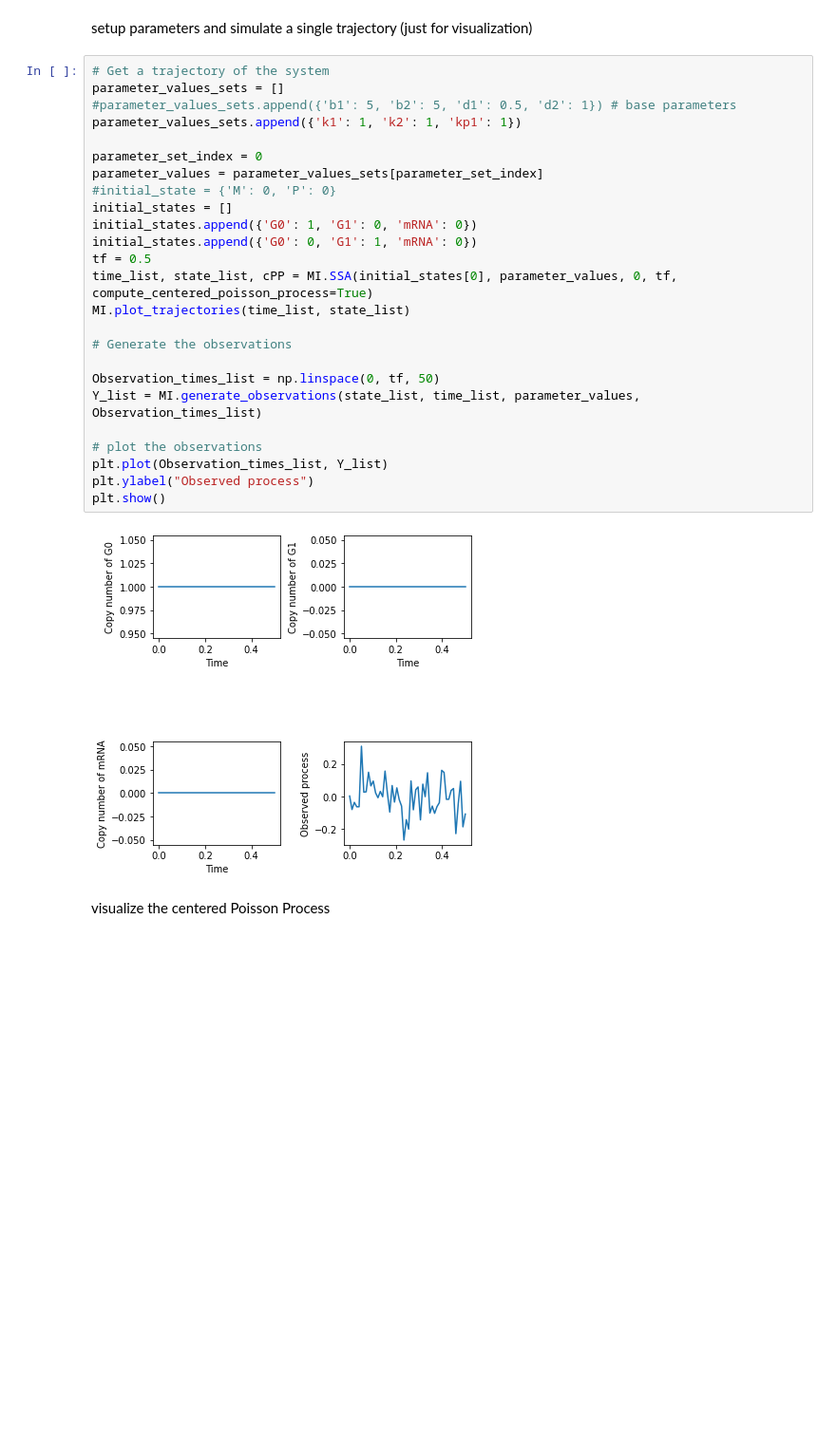
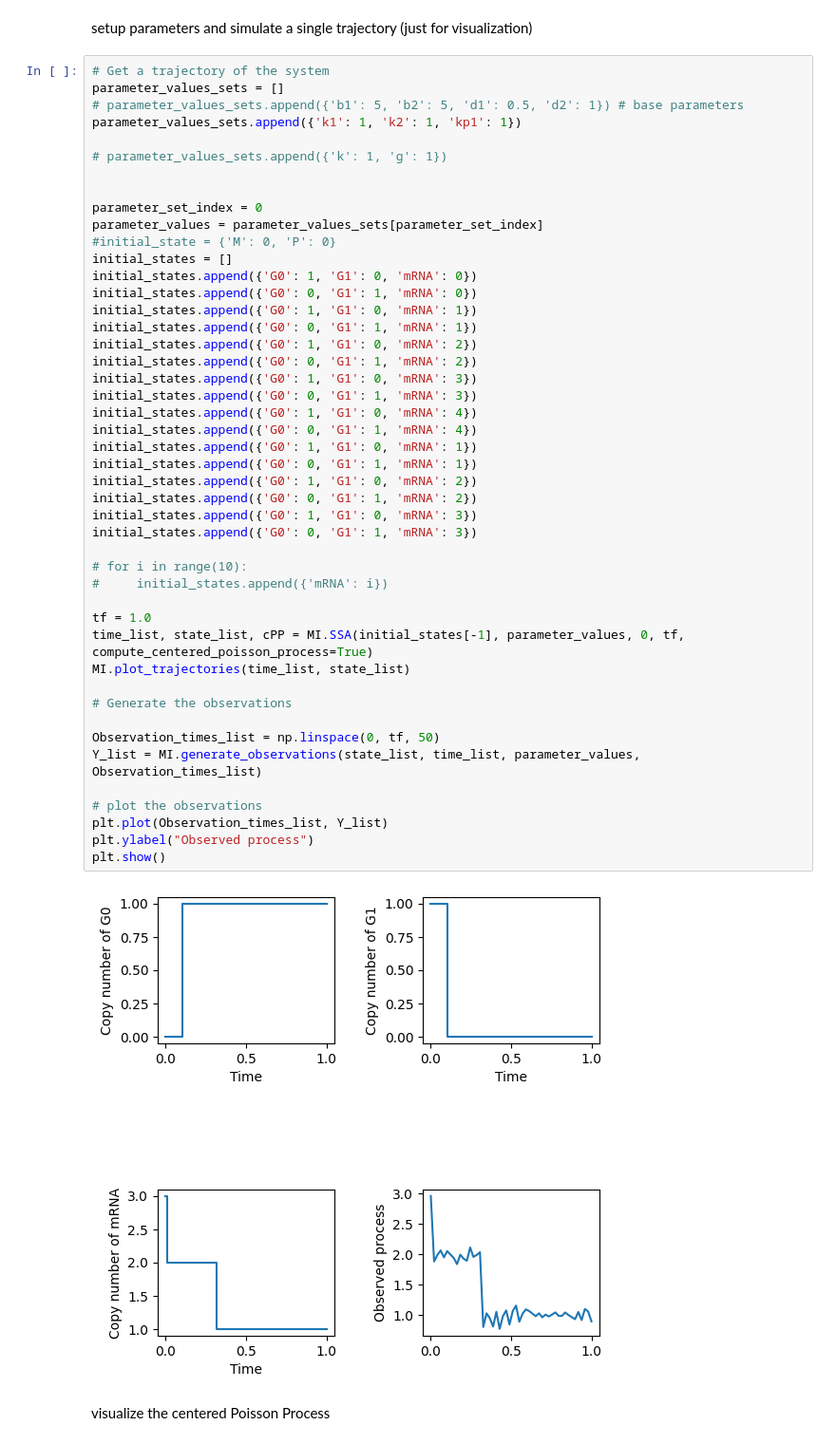
Before and after one commit to ZhouFang92/Rao-Blackwell-method-for-cell-specific-model-identification, a Jupyter notebook: testing.ipynb, the cells around one changed output. Shown at 95% size. Cells and saved outputs as stored; diff of their text form; blank space fills up the shorter version.

```diff
--- a/testing.ipynb
+++ b/testing.ipynb
@@ -130,30 +163,51 @@ setup parameters and simulate a single trajectory (just for visualization)
 # %%
 # Get a trajectory of the system
 parameter_values_sets = []
-#parameter_values_sets.append({'b1': 5, 'b2': 5, 'd1': 0.5, 'd2': 1}) # base parameters
+# parameter_values_sets.append({'b1': 5, 'b2': 5, 'd1': 0.5, 'd2': 1}) # base parameters
 parameter_values_sets.append({'k1': 1, 'k2': 1, 'kp1': 1})
+
+# parameter_values_sets.append({'k': 1, 'g': 1})
+
 
 parameter_set_index = 0
 parameter_values = parameter_values_sets[parameter_set_index]
 #initial_state = {'M': 0, 'P': 0}
 initial_states = []
 initial_states.append({'G0': 1, 'G1': 0, 'mRNA': 0})
 initial_states.append({'G0': 0, 'G1': 1, 'mRNA': 0})
-tf = 0.5
-time_list, state_list, cPP = MI.SSA(initial_states[0], parameter_values, 0, tf, compute_centered_poisson_process=True)
+initial_states.append({'G0': 1, 'G1': 0, 'mRNA': 1})
+initial_states.append({'G0': 0, 'G1': 1, 'mRNA': 1})
+initial_states.append({'G0': 1, 'G1': 0, 'mRNA': 2})
+initial_states.append({'G0': 0, 'G1': 1, 'mRNA': 2})
+initial_states.append({'G0': 1, 'G1': 0, 'mRNA': 3})
+initial_states.append({'G0': 0, 'G1': 1, 'mRNA': 3})
+initial_states.append({'G0': 1, 'G1': 0, 'mRNA': 4})
+initial_states.append({'G0': 0, 'G1': 1, 'mRNA': 4})
+initial_states.append({'G0': 1, 'G1': 0, 'mRNA': 1})
+initial_states.append({'G0': 0, 'G1': 1, 'mRNA': 1})
+initial_states.append({'G0': 1, 'G1': 0, 'mRNA': 2})
+initial_states.append({'G0': 0, 'G1': 1, 'mRNA': 2})
+initial_states.append({'G0': 1, 'G1': 0, 'mRNA': 3})
+initial_states.append({'G0': 0, 'G1': 1, 'mRNA': 3})
+
+# for i in range(10):
+#     initial_states.append({'mRNA': i})
+
+tf = 1.0
+time_list, state_list, cPP = MI.SSA(initial_states[-1], parameter_values, 0, tf, compute_centered_poisson_process=True)
 MI.plot_trajectories(time_list, state_list)
 
 # Generate the observations
 
 Observation_times_list = np.linspace(0, tf, 50)
 Y_list = MI.generate_observations(state_list, time_list, parameter_values, Observation_times_list)
 
 # plot the observations
 plt.plot(Observation_times_list, Y_list)
 plt.ylabel("Observed process")
 plt.show()
 # %% [output]
-[figure, old version]
+[figure, new version]
 # %% [markdown]
 visualize the centered Poisson Process
 # %%
```
Also changed, not shown: parts of 35 cells of this notebook, 4 other files.
